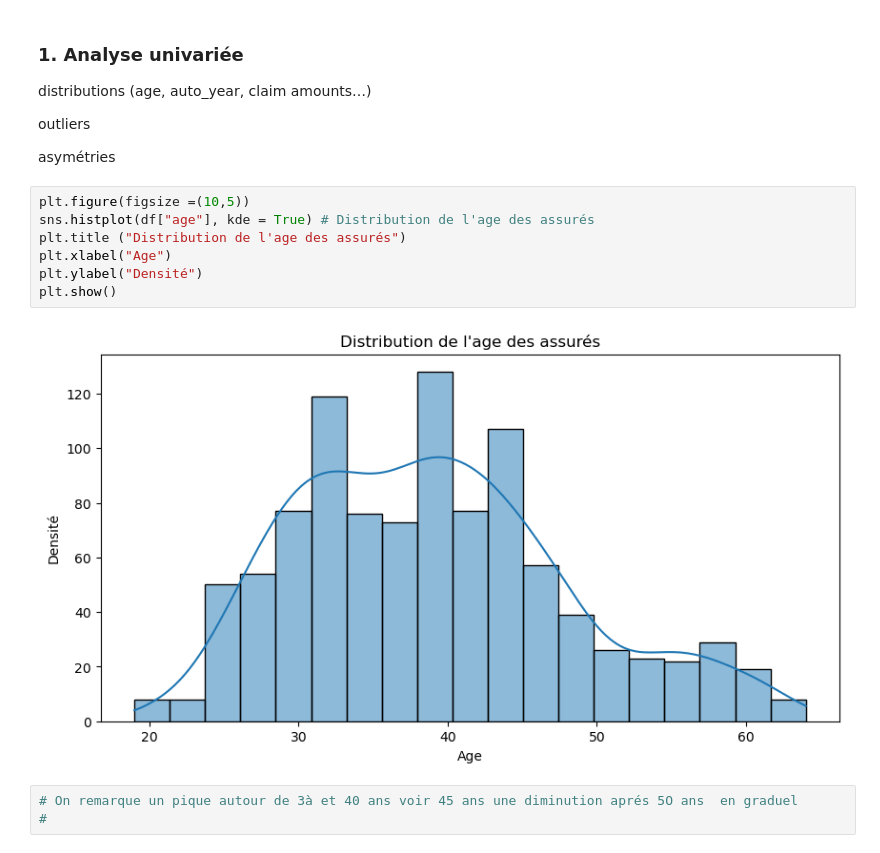
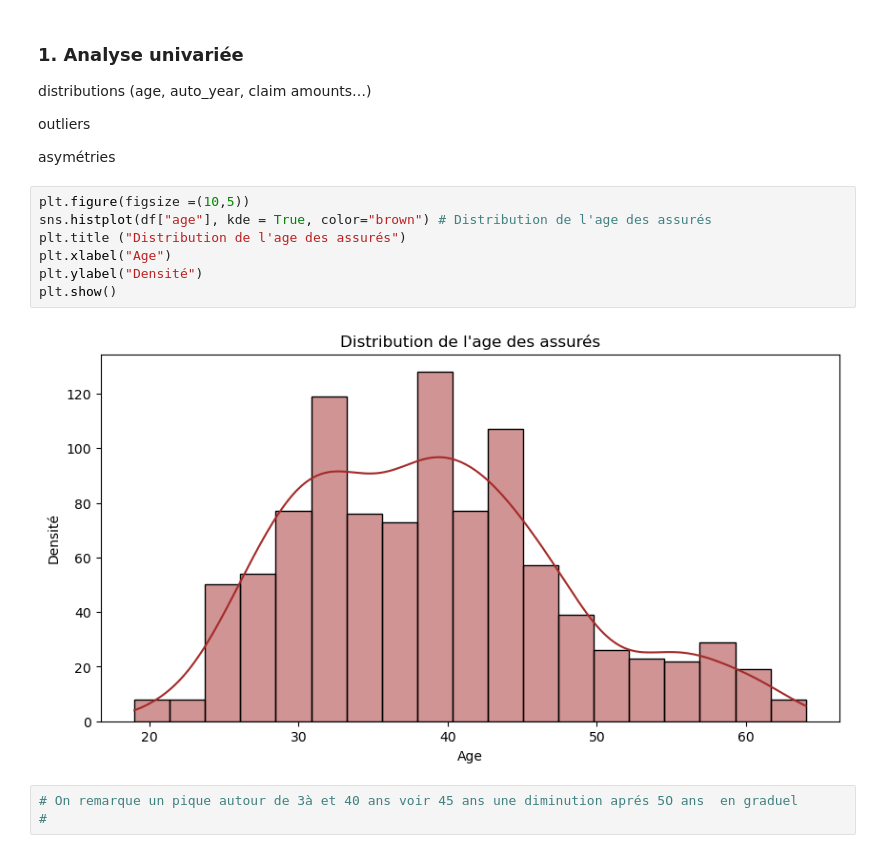
Before and after one commit to khelifaYacine/Donn-es-sur-les-r-clamations-d-assurance-auto, a Jupyter notebook: EDA_first_stup.ipynb, the cells around one changed output. Cells and saved outputs as stored; diff of their text form.

Commit message:
changement des colors

```diff
--- a/EDA_first_stup.ipynb
+++ b/EDA_first_stup.ipynb
@@ -244,13 +244,13 @@ outliers
 asymétries
 # %%
 plt.figure(figsize =(10,5))
-sns.histplot(df["age"], kde = True) # Distribution de l'age des assurés
+sns.histplot(df["age"], kde = True, color="brown") # Distribution de l'age des assurés
 plt.title ("Distribution de l'age des assurés")
 plt.xlabel("Age")
 plt.ylabel("Densité")
 plt.show()
 # %% [output]
-[figure, old version]
+[figure, new version]
 # %%
 # On remarque un pique autour de 3à et 40 ans voir 45 ans une diminution aprés 5O ans  en graduel
 #
```
Also changed, not shown: parts of 1 cell of this notebook.
